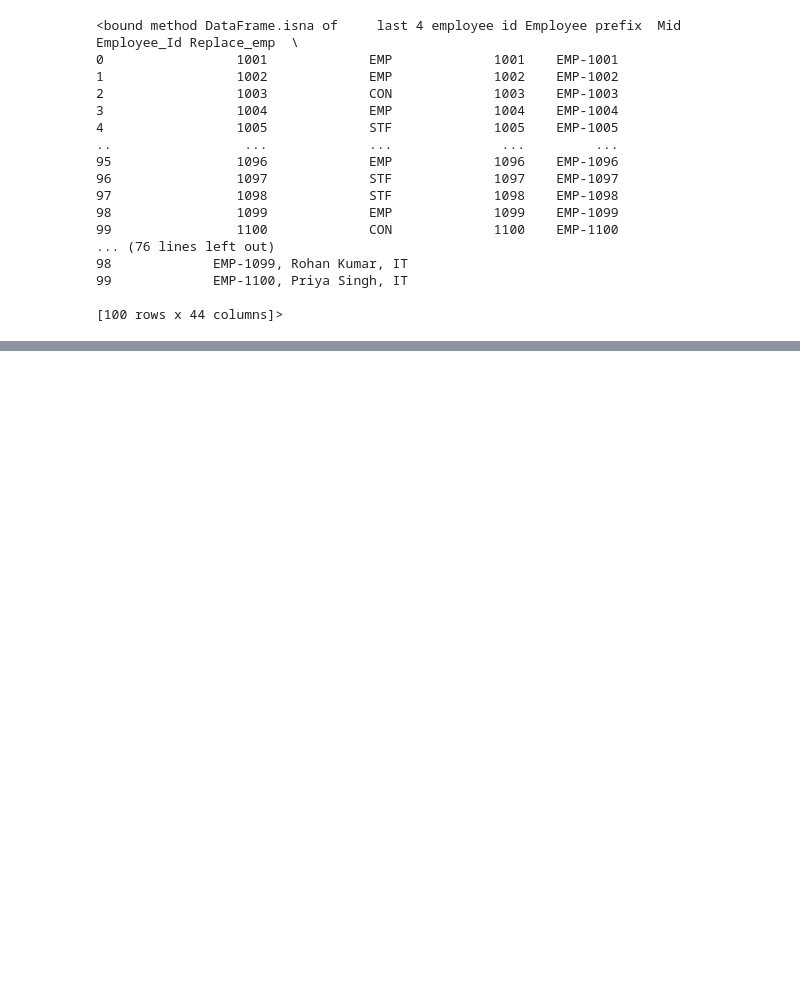
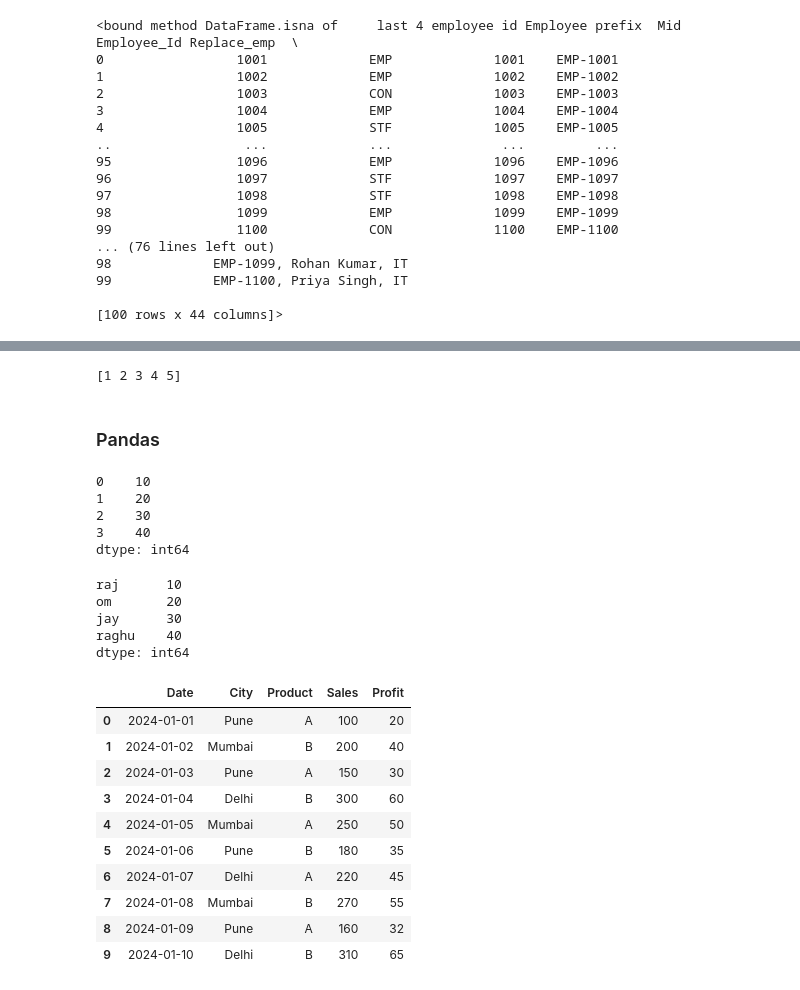
Before and after one commit to Anandasane/Data_Science_2026, a Jupyter notebook: Python libraries.ipynb, the cells around one changed output, grey strips where cells are left out. Drawn from its saved outputs; the diff is of its cells as text; code cells hidden in the pictures; blank space fills up the shorter version.

```diff
--- a/Python libraries.ipynb
+++ b/Python libraries.ipynb
@@ -315,0 +518,11 @@ df.isna
+# %%
+arr = np.array([1,2,3,4,5])
+
+np.save("myarray.npy", arr)       # Save
+loaded = np.load("myarray.npy")   # Load
+
+print(loaded)
+# %% [output]
+[1 2 3 4 5]
+# %% [markdown]
+### Pandas
@@ -315,0 +531,46 @@ df.isna
+# %%
+data = [10, 20, 30, 40]
+
+s = pd.Series(data)
+
+print(s)
+# %% [output]
+0    10
+1    20
+2    30
+3    40
+dtype: int64
+# %%
+data1 = [10, 20, 30, 40]
+
+s = pd.Series(data1,index=['raj','om','jay','raghu'])
+
+print(s)
+s.to_excel('Test1.xlsx',index=False)
+# %% [output]
+raj      10
+om       20
+jay      30
+raghu    40
+dtype: int64
+# %%
+df = pd.DataFrame({
+    "Date": pd.date_range("2024-01-01", periods=10),
+    "City": ["Pune","Mumbai","Pune","Delhi","Mumbai","Pune","Delhi","Mumbai","Pune","Delhi"],
+    "Product": ["A","B","A","B","A","B","A","B","A","B"],
+    "Sales": [100,200,150,300,250,180,220,270,160,310],
+    "Profit": [20,40,30,60,50,35,45,55,32,65]
+})
+df
+# %% [output]
+|  | Date | City | Product | Sales | Profit |
+| 0 | 2024-01-01 | Pune | A | 100 | 20 |
+| 1 | 2024-01-02 | Mumbai | B | 200 | 40 |
+| 2 | 2024-01-03 | Pune | A | 150 | 30 |
+| 3 | 2024-01-04 | Delhi | B | 300 | 60 |
+| 4 | 2024-01-05 | Mumbai | A | 250 | 50 |
+| 5 | 2024-01-06 | Pune | B | 180 | 35 |
+| 6 | 2024-01-07 | Delhi | A | 220 | 45 |
+| 7 | 2024-01-08 | Mumbai | B | 270 | 55 |
+| 8 | 2024-01-09 | Pune | A | 160 | 32 |
+| 9 | 2024-01-10 | Delhi | B | 310 | 65 |
```
Also changed, not shown: parts of 43 cells of this notebook, 4 other files.
